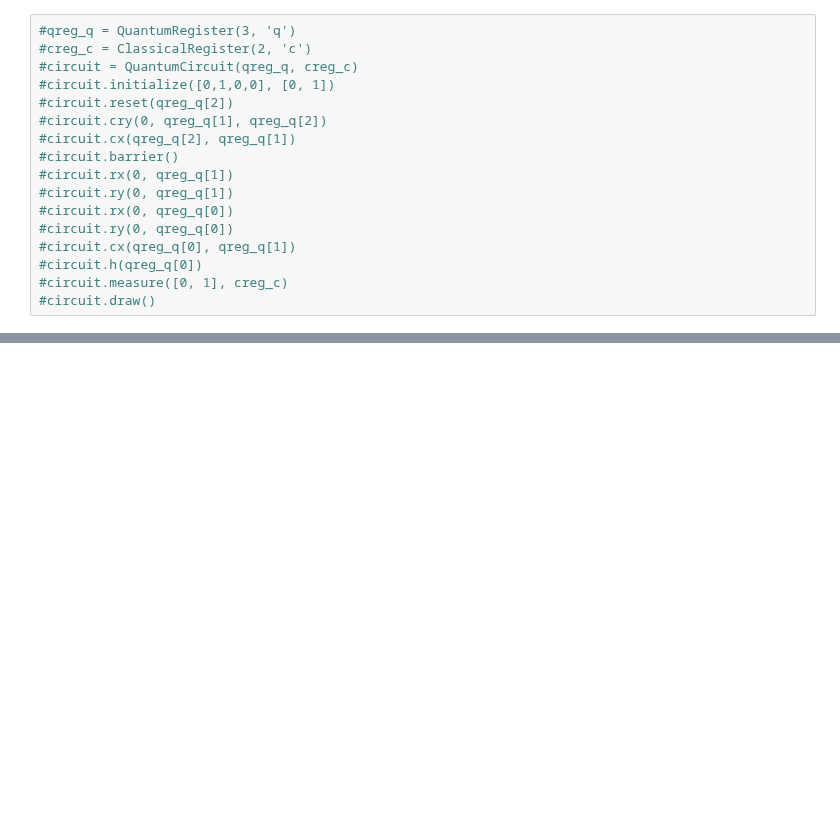
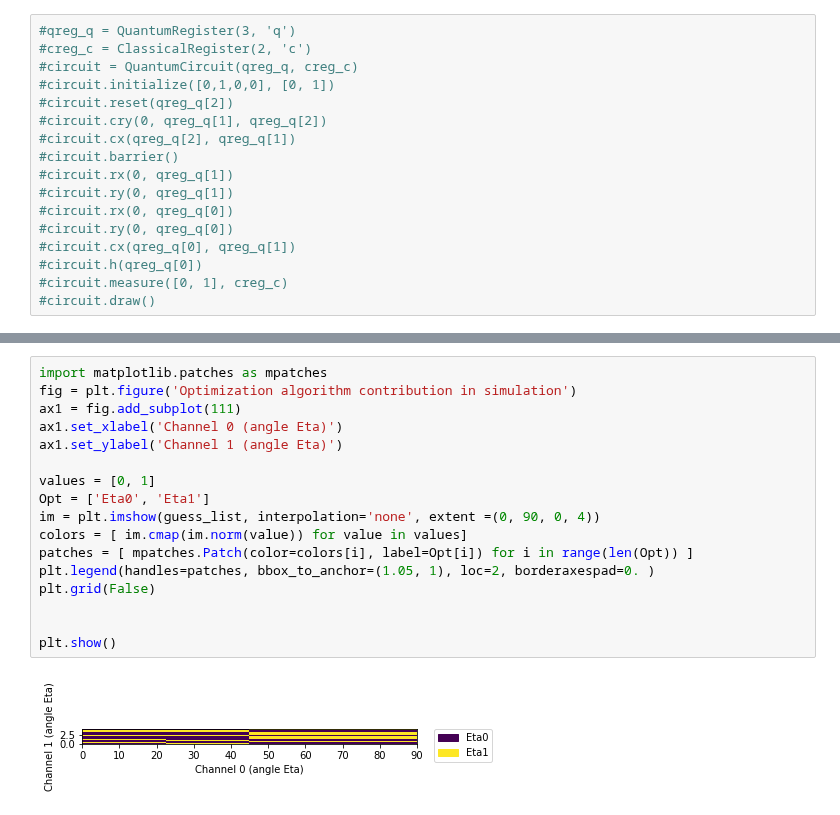
Before and after one commit to iamtxena/quantum-channel-discrimination, a Jupyter notebook: src/3-etas-FullInput-Guess&Validation.ipynb, the cells around one changed output, grey strips where cells are left out. Drawn from its saved outputs; the diff is of its cells as text; blank space fills up the shorter version.

```diff
--- a/src/3-etas-FullInput-Guess&Validation.ipynb
+++ b/src/3-etas-FullInput-Guess&Validation.ipynb
@@ -294,0 +307,19 @@ validated_results
+# %%
+import matplotlib.patches as mpatches
+fig = plt.figure('Optimization algorithm contribution in simulation')
+ax1 = fig.add_subplot(111)
+ax1.set_xlabel('Channel 0 (angle Eta)')
+ax1.set_ylabel('Channel 1 (angle Eta)')
+
+values = [0, 1]
+Opt = ['Eta0', 'Eta1']
+im = plt.imshow(guess_list, interpolation='none', extent =(0, 90, 0, 4))
+colors = [ im.cmap(im.norm(value)) for value in values]
+patches = [ mpatches.Patch(color=colors[i], label=Opt[i]) for i in range(len(Opt)) ]
+plt.legend(handles=patches, bbox_to_anchor=(1.05, 1), loc=2, borderaxespad=0. )
+plt.grid(False)
+
+
+plt.show()
+# %% [output]
+[figure, added]
```
Also changed, not shown: parts of 6 cells of this notebook.
